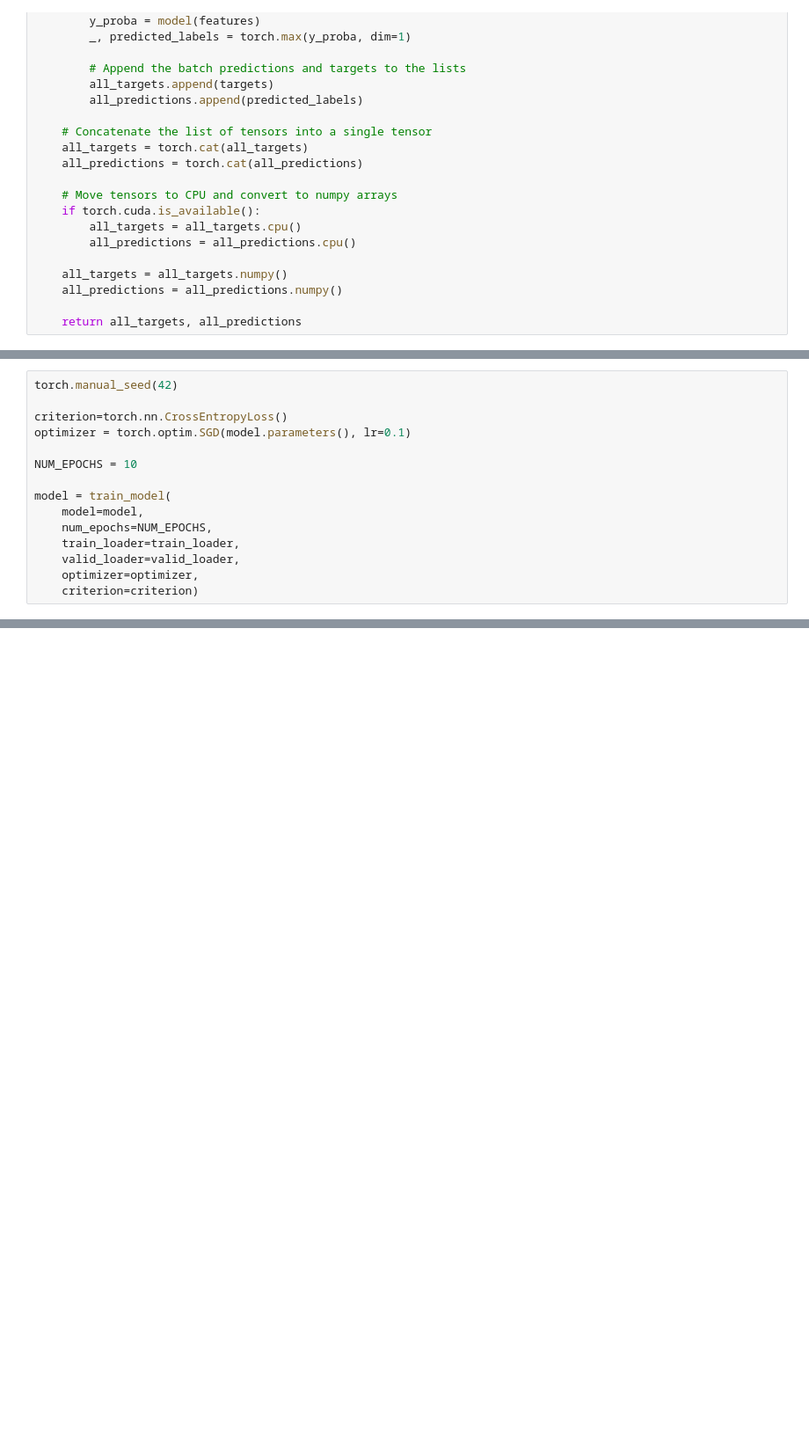
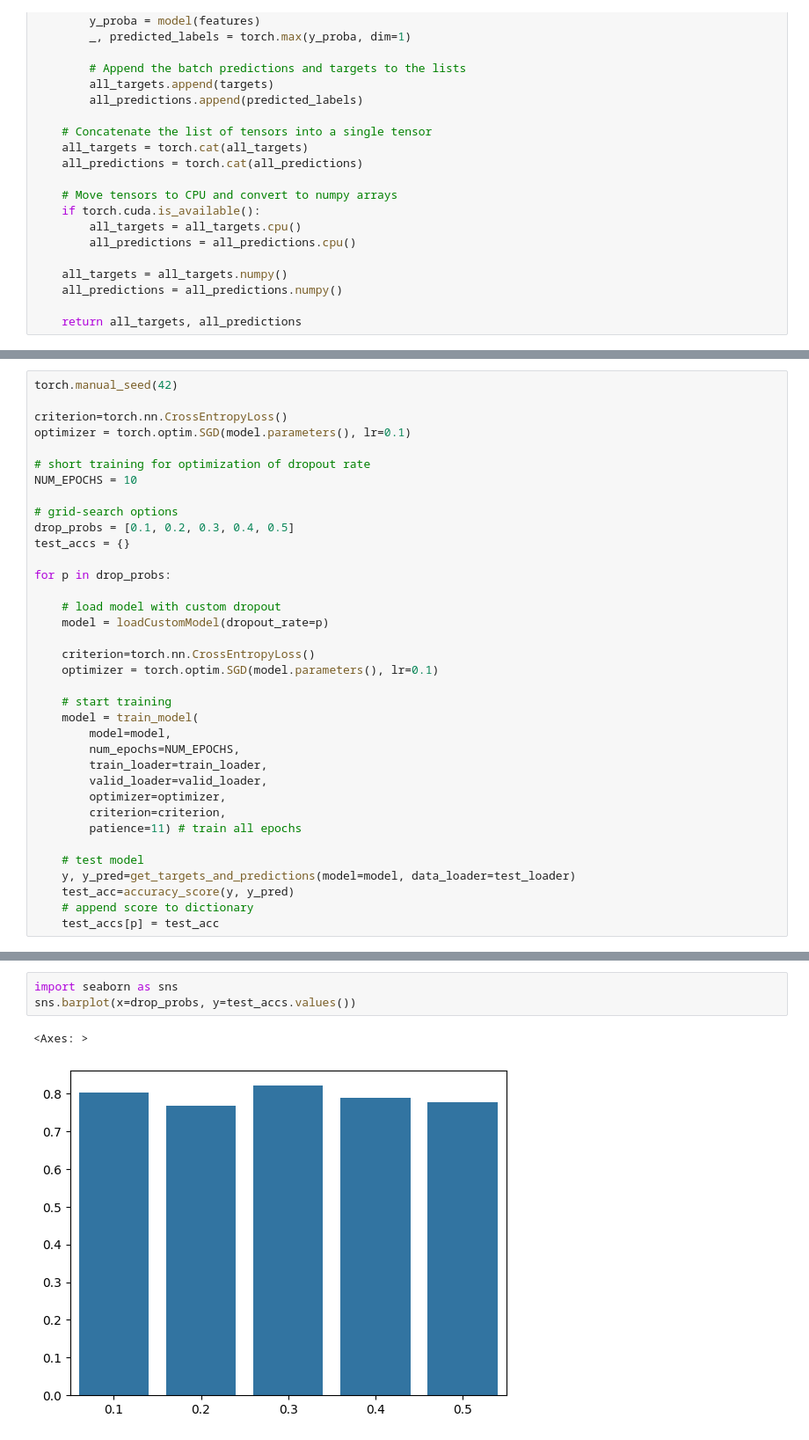
Before and after one commit to MOXHAN/MK-SuperCircuit-Classifier, a Jupyter notebook: portfolio.ipynb, the cells around one changed output, grey strips where cells are left out. Shown: that part at 88% size. Drawn from its saved outputs; the diff is of its cells as text; blank space fills up the shorter version.

```diff
--- a/portfolio.ipynb
+++ b/portfolio.ipynb
@@ -480,13 +512,34 @@ torch.manual_seed(42)
 criterion=torch.nn.CrossEntropyLoss()
 optimizer = torch.optim.SGD(model.parameters(), lr=0.1)
 
+# short training for optimization of dropout rate
 NUM_EPOCHS = 10
 
-model = train_model(
-    model=model,
-    num_epochs=NUM_EPOCHS,
-    train_loader=train_loader,
-    valid_loader=valid_loader,
-    optimizer=optimizer,
-    criterion=criterion)
+# grid-search options
+drop_probs = [0.1, 0.2, 0.3, 0.4, 0.5]
+test_accs = {}
+
+for p in drop_probs:
+
+    # load model with custom dropout
+    model = loadCustomModel(dropout_rate=p)
+
+    criterion=torch.nn.CrossEntropyLoss()
+    optimizer = torch.optim.SGD(model.parameters(), lr=0.1)
+
+    # start training
+    model = train_model(
+        model=model,
+        num_epochs=NUM_EPOCHS,
+        train_loader=train_loader,
+        valid_loader=valid_loader,
+        optimizer=optimizer,
+        criterion=criterion,
+        patience=11) # train all epochs
+
+    # test model
+    y, y_pred=get_targets_and_predictions(model=model, data_loader=test_loader)
+    test_acc=accuracy_score(y, y_pred)
+    # append score to dictionary
+    test_accs[p] = test_acc
 # %% [output]
@@ -493,0 +571,6 @@ KeyboardInterrupt:
+# %%
+import seaborn as sns
+sns.barplot(x=drop_probs, y=test_accs.values())
+# %% [output]
+<Axes: >
+[figure, added]
```
Also changed, not shown: parts of 37 cells of this notebook.
